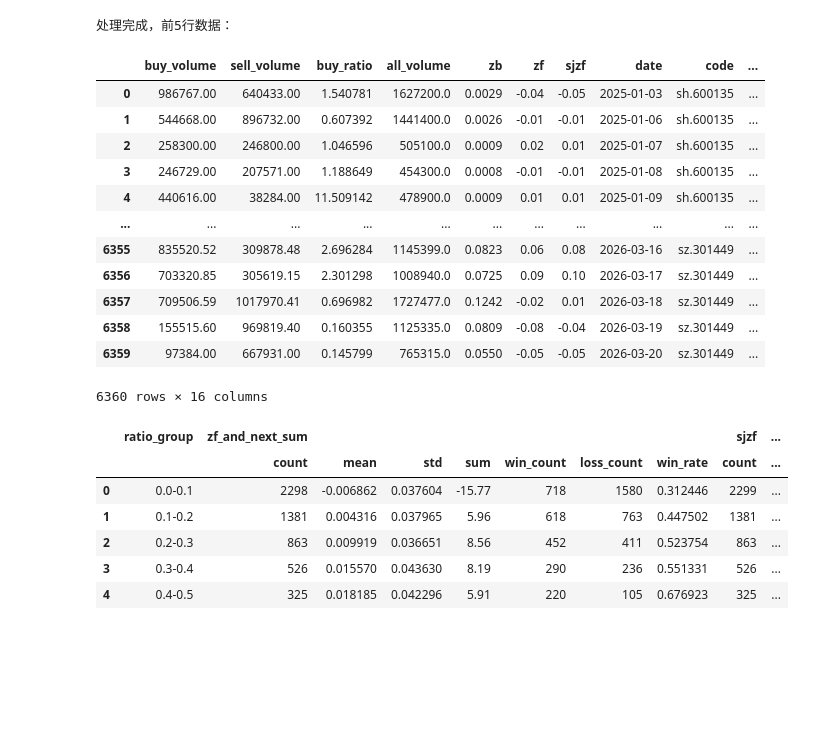
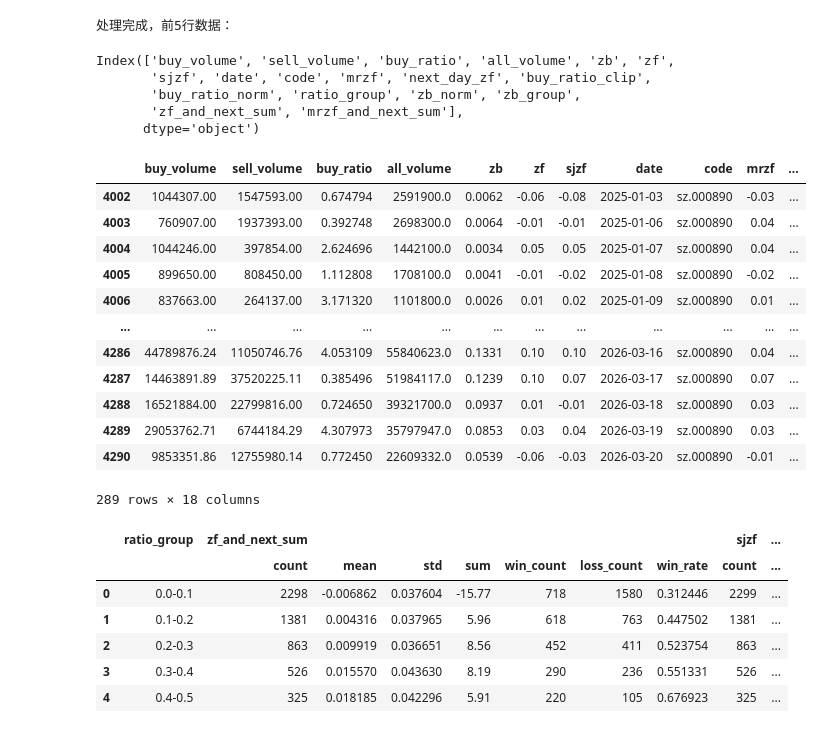
Before and after one commit to chen-cyw-yan/GP, a Jupyter notebook: 当日策列/股票数据.ipynb, the cells around one changed output. Saved outputs shown, nothing was run; the diff lists cells and outputs as text; code cells hidden in the pictures; blank space fills up the shorter version.

```diff
--- a/当日策列/股票数据.ipynb
+++ b/当日策列/股票数据.ipynb
@@ -258,6 +278,7 @@ for date, v in tqdm.tqdm(df.groupby(['code','date'])):
     v['buy_price'] = buy_price
     v['zf'] = zf
     v['sjzf'] = sjzf
+    v['mrzf'] = mrzf
     v=v.iloc[0:3]
     res_df.append(v)
 
@@ -311,6 +332,7 @@ for k,v in dfs.groupby(['code','date']):
     v.reset_index(drop=True,inplace=True)
     zf=v.loc[0,'zf']
     sjzf=v.loc[0,'sjzf']
+    mrzf=v.loc[0,'mrzf']
     dt={
         "buy_volume":buy_volume,
         "sell_volume":sell_volume,
@@ -320,11 +342,12 @@ for k,v in dfs.groupby(['code','date']):
         "zf":zf,
         "sjzf":sjzf,
         "date":k[1],
-        'code':k[0]
+        'code':k[0],
+        'mrzf':mrzf
     }
     min15_df.append(dt)
 min15_df=pd.DataFrame(min15_df)
-min15_df['next_day_zf']=min15_df['zf'].shift(-1)
+# min15_df['next_day_zf']=min15_df['zf'].shift(-1)
 # %% [output]
 处理完成，前5行数据：
 # %%
@@ -333,7 +356,8 @@ min15_df_ls=[]
 for k,v in tqdm.tqdm(min15_df.groupby('code')):
     min_buy_ratio=v['buy_ratio'].min()
     max_buy_ratio=v['buy_ratio'].max()
-
+    v=v.sort_values('date')
+    v['next_day_zf']=v['zf'].shift(-1)
     if max_buy_ratio - min_buy_ratio != 0:
         v['buy_ratio_norm'] = (v['buy_ratio'] - min_buy_ratio) / (max_buy_ratio - min_buy_ratio)
     else:
@@ -350,8 +374,17 @@ for k,v in tqdm.tqdm(min15_df.groupby('code')):
         v['zb_norm'] = 0.0 # 所有值相同，归一化为 0
     v['zb_group'] = pd.cut(v['zb_norm'], bins=bins, labels=labels, right=False)
     v['zf_and_next_sum'] = v['sjzf'] + v['next_day_zf']
+    v['mrzf_and_next_sum'] = v['mrzf'] + v['next_day_zf']
     min15_df_ls.append(v)
 min15_all_df=pd.concat(min15_df_ls)
+# %%
+min15_all_df.columns
+# %% [output]
+Index(['buy_volume', 'sell_volume', 'buy_ratio', 'all_volume', 'zb', 'zf',
+       'sjzf', 'date', 'code', 'mrzf', 'next_day_zf', 'buy_ratio_clip',
+       'buy_ratio_norm', 'ratio_group', 'zb_norm', 'zb_group',
+       'zf_and_next_sum', 'mrzf_and_next_sum'],
+      dtype='object')
 # %%
 
 min15_df_ls=[]
@@ -375,24 +408,25 @@ for k,v in tqdm.tqdm(min15_df.groupby('code')):
         v['zb_norm'] = 0.0 # 所有值相同，归一化为 0
     v['zb_group'] = pd.cut(v['zb_norm'], bins=bins, labels=labels, right=False)
     v['zf_and_next_sum'] = v['sjzf'] + v['next_day_zf']
+    v['mrzf_and_next_sum'] = v['mrzf'] + v['next_day_zf']
     min15_df_ls.append(v)
 min15_all_df=pd.concat(min15_df_ls)
 # %%
-min15_all_df
+min15_all_df.loc[min15_all_df['code']=='sz.000890']
 # %% [output]
-|  | buy_volume | sell_volume | buy_ratio | all_volume | zb | zf | sjzf | date | code | ... |
-| 0 | 986767.00 | 640433.00 | 1.540781 | 1627200.0 | 0.0029 | -0.04 | -0.05 | 2025-01-03 | sh.600135 | ... |
-| 1 | 544668.00 | 896732.00 | 0.607392 | 1441400.0 | 0.0026 | -0.01 | -0.01 | 2025-01-06 | sh.600135 | ... |
-| 2 | 258300.00 | 246800.00 | 1.046596 | 505100.0 | 0.0009 | 0.02 | 0.01 | 2025-01-07 | sh.600135 | ... |
-| 3 | 246729.00 | 207571.00 | 1.188649 | 454300.0 | 0.0008 | -0.01 | -0.01 | 2025-01-08 | sh.600135 | ... |
-| 4 | 440616.00 | 38284.00 | 11.509142 | 478900.0 | 0.0009 | 0.01 | 0.01 | 2025-01-09 | sh.600135 | ... |
-| ... | ... | ... | ... | ... | ... | ... | ... | ... | ... | ... |
-| 6355 | 835520.52 | 309878.48 | 2.696284 | 1145399.0 | 0.0823 | 0.06 | 0.08 | 2026-03-16 | sz.301449 | ... |
-| 6356 | 703320.85 | 305619.15 | 2.301298 | 1008940.0 | 0.0725 | 0.09 | 0.10 | 2026-03-17 | sz.301449 | ... |
-| 6357 | 709506.59 | 1017970.41 | 0.696982 | 1727477.0 | 0.1242 | -0.02 | 0.01 | 2026-03-18 | sz.301449 | ... |
-| 6358 | 155515.60 | 969819.40 | 0.160355 | 1125335.0 | 0.0809 | -0.08 | -0.04 | 2026-03-19 | sz.301449 | ... |
-| 6359 | 97384.00 | 667931.00 | 0.145799 | 765315.0 | 0.0550 | -0.05 | -0.05 | 2026-03-20 | sz.301449 | ... |
+|  | buy_volume | sell_volume | buy_ratio | all_volume | zb | zf | sjzf | date | code | mrzf | ... |
+| 4002 | 1044307.00 | 1547593.00 | 0.674794 | 2591900.0 | 0.0062 | -0.06 | -0.08 | 2025-01-03 | sz.000890 | -0.03 | ... |
+| 4003 | 760907.00 | 1937393.00 | 0.392748 | 2698300.0 | 0.0064 | -0.01 | -0.01 | 2025-01-06 | sz.000890 | 0.04 | ... |
+| 4004 | 1044246.00 | 397854.00 | 2.624696 | 1442100.0 | 0.0034 | 0.05 | 0.05 | 2025-01-07 | sz.000890 | 0.04 | ... |
+| 4005 | 899650.00 | 808450.00 | 1.112808 | 1708100.0 | 0.0041 | -0.01 | -0.02 | 2025-01-08 | sz.000890 | -0.02 | ... |
+| 4006 | 837663.00 | 264137.00 | 3.171320 | 1101800.0 | 0.0026 | 0.01 | 0.02 | 2025-01-09 | sz.000890 | 0.01 | ... |
+| ... | ... | ... | ... | ... | ... | ... | ... | ... | ... | ... | ... |
+| 4286 | 44789876.24 | 11050746.76 | 4.053109 | 55840623.0 | 0.1331 | 0.10 | 0.10 | 2026-03-16 | sz.000890 | 0.04 | ... |
+| 4287 | 14463891.89 | 37520225.11 | 0.385496 | 51984117.0 | 0.1239 | 0.10 | 0.07 | 2026-03-17 | sz.000890 | 0.07 | ... |
+| 4288 | 16521884.00 | 22799816.00 | 0.724650 | 39321700.0 | 0.0937 | 0.01 | -0.01 | 2026-03-18 | sz.000890 | 0.03 | ... |
+| 4289 | 29053762.71 | 6744184.29 | 4.307973 | 35797947.0 | 0.0853 | 0.03 | 0.04 | 2026-03-19 | sz.000890 | 0.03 | ... |
+| 4290 | 9853351.86 | 12755980.14 | 0.772450 | 22609332.0 | 0.0539 | -0.06 | -0.03 | 2026-03-20 | sz.000890 | -0.01 | ... |
-6360 rows × 16 columns
+289 rows × 18 columns
 # %%
 func_pos_rate = lambda x: (x > 0).sum() / x.count()
 func_pos_rate.__name__ = 'win_rate'  # 设置别名为 win_rate
```
Also changed, not shown: parts of 7 cells of this notebook, 4 other files.
